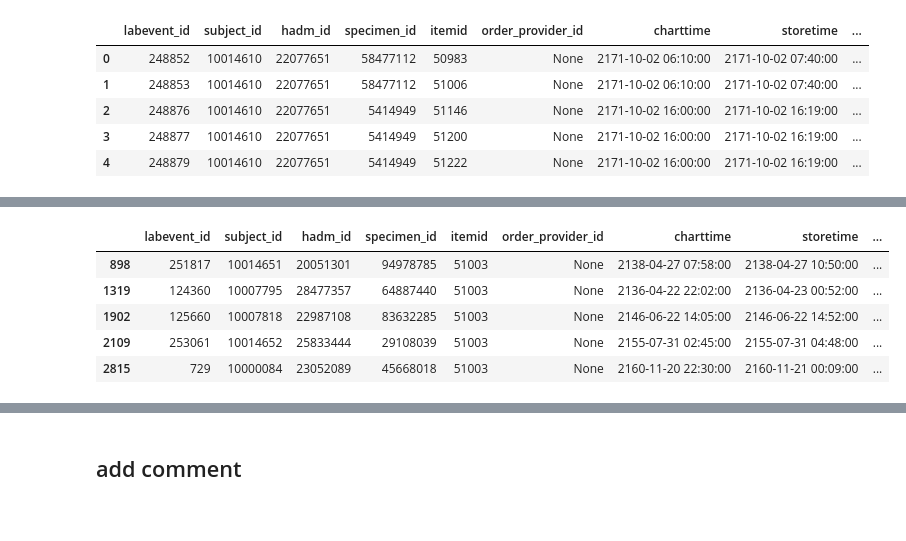
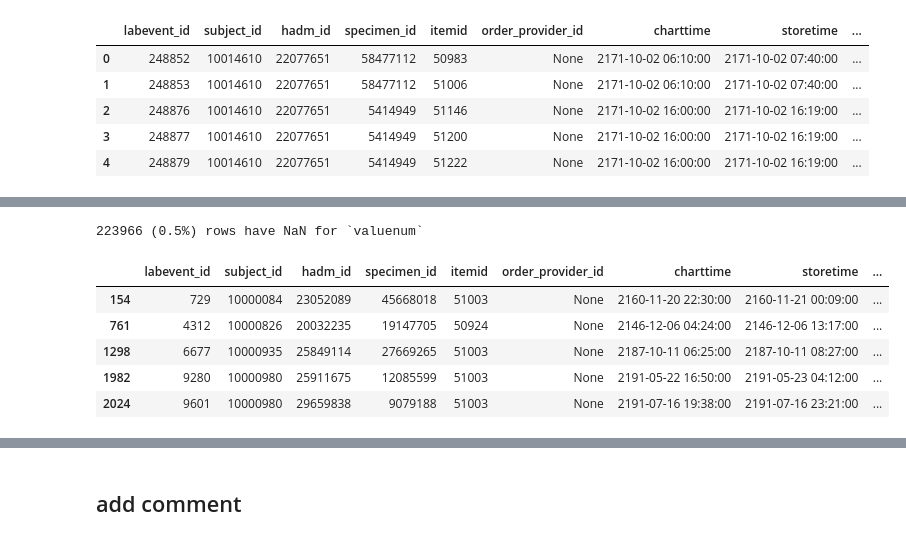
Before and after one commit to oldsandiaz/mimicclif, a Jupyter notebook: notebooks/labs_dev.ipynb, the cells around one changed output, grey strips where cells are left out. Saved outputs shown, nothing was run; the diff lists cells and outputs as text; code cells hidden in the pictures.

```diff
--- a/notebooks/labs_dev.ipynb
+++ b/notebooks/labs_dev.ipynb
@@ -178,10 +158,0 @@ Name: count, dtype: int64
-# %%
-valuenum_na = df_le[df_le["valuenum"].isna()]
-valuenum_na.head()
-# %% [output]
-|  | labevent_id | subject_id | hadm_id | specimen_id | itemid | order_provider_id | charttime | storetime | ... |
-| 898 | 251817 | 10014651 | 20051301 | 94978785 | 51003 | None | 2138-04-27 07:58:00 | 2138-04-27 10:50:00 | ... |
-| 1319 | 124360 | 10007795 | 28477357 | 64887440 | 51003 | None | 2136-04-22 22:02:00 | 2136-04-23 00:52:00 | ... |
-| 1902 | 125660 | 10007818 | 22987108 | 83632285 | 51003 | None | 2146-06-22 14:05:00 | 2146-06-22 14:52:00 | ... |
-| 2109 | 253061 | 10014652 | 25833444 | 29108039 | 51003 | None | 2155-07-31 02:45:00 | 2155-07-31 04:48:00 | ... |
-| 2815 | 729 | 10000084 | 23052089 | 45668018 | 51003 | None | 2160-11-20 22:30:00 | 2160-11-21 00:09:00 | ... |
@@ -190,0 +159,13 @@ value_na.head()
+# %%
+mask = df_le['valuenum'].isna()
+print(f"{mask.sum()} ({mask.mean()*100:.1f}%) rows have NaN for `valuenum`")
+na_valuenum: pd.DataFrame = df_le[mask]
+na_valuenum.head()
+# %% [output]
+223966 (0.5%) rows have NaN for `valuenum`
+|  | labevent_id | subject_id | hadm_id | specimen_id | itemid | order_provider_id | charttime | storetime | ... |
+| 154 | 729 | 10000084 | 23052089 | 45668018 | 51003 | None | 2160-11-20 22:30:00 | 2160-11-21 00:09:00 | ... |
+| 761 | 4312 | 10000826 | 20032235 | 19147705 | 50924 | None | 2146-12-06 04:24:00 | 2146-12-06 13:17:00 | ... |
+| 1298 | 6677 | 10000935 | 25849114 | 27669265 | 51003 | None | 2187-10-11 06:25:00 | 2187-10-11 08:27:00 | ... |
+| 1982 | 9280 | 10000980 | 25911675 | 12085599 | 51003 | None | 2191-05-22 16:50:00 | 2191-05-23 04:12:00 | ... |
+| 2024 | 9601 | 10000980 | 29659838 | 9079188 | 51003 | None | 2191-07-16 19:38:00 | 2191-07-16 23:21:00 | ... |
```
Also changed, not shown: parts of 15 cells of this notebook, 10 other files.
